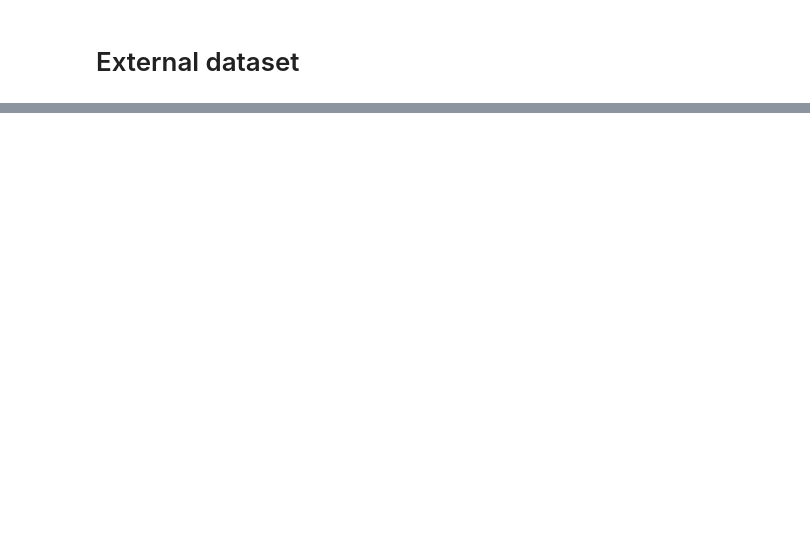
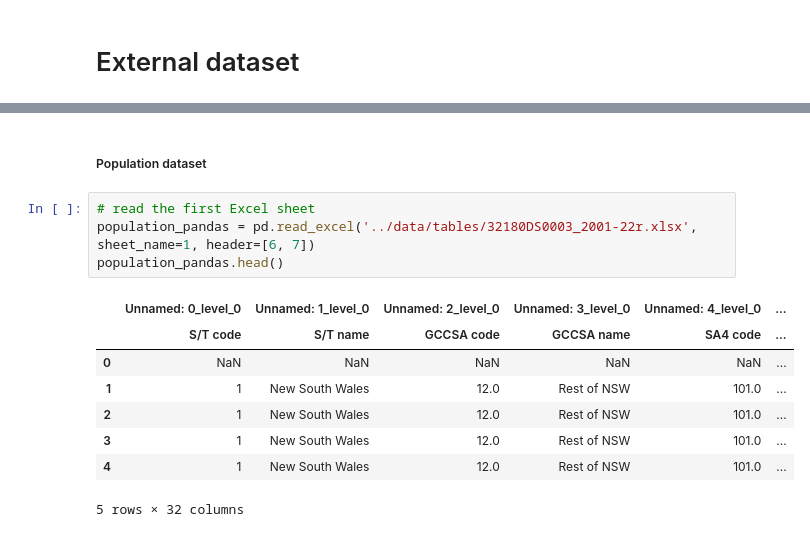
Before and after one commit to MAST30034-AppliedDataScience/project-2-group-buy-now-pay-later-industry-project-28, a Jupyter notebook: notebooks/Preliminary Analysis.ipynb, the cells around one changed output, grey strips where cells are left out. Saved outputs shown, nothing was run; the diff lists cells and outputs as text; blank space fills up the shorter version.

```diff
--- a/notebooks/Preliminary Analysis.ipynb
+++ b/notebooks/Preliminary Analysis.ipynb
@@ -263,0 +318,15 @@ result_gda.head(10)
+# %% [markdown]
+##### Population dataset
+# %%
+# read the first Excel sheet
+population_pandas = pd.read_excel('../data/tables/32180DS0003_2001-22r.xlsx', sheet_name=1, header=[6, 7])
+population_pandas.head()
+# %% [output]
+|  | Unnamed: 0_level_0 | Unnamed: 1_level_0 | Unnamed: 2_level_0 | Unnamed: 3_level_0 | Unnamed: 4_level_0 | ... |
+|  | S/T code | S/T name | GCCSA code | GCCSA name | SA4 code | ... |
+| 0 | NaN | NaN | NaN | NaN | NaN | ... |
+| 1 | 1 | New South Wales | 12.0 | Rest of NSW | 101.0 | ... |
+| 2 | 1 | New South Wales | 12.0 | Rest of NSW | 101.0 | ... |
+| 3 | 1 | New South Wales | 12.0 | Rest of NSW | 101.0 | ... |
+| 4 | 1 | New South Wales | 12.0 | Rest of NSW | 101.0 | ... |
+5 rows × 32 columns
```
Also changed, not shown: parts of 30 cells of this notebook, 1 other file.
